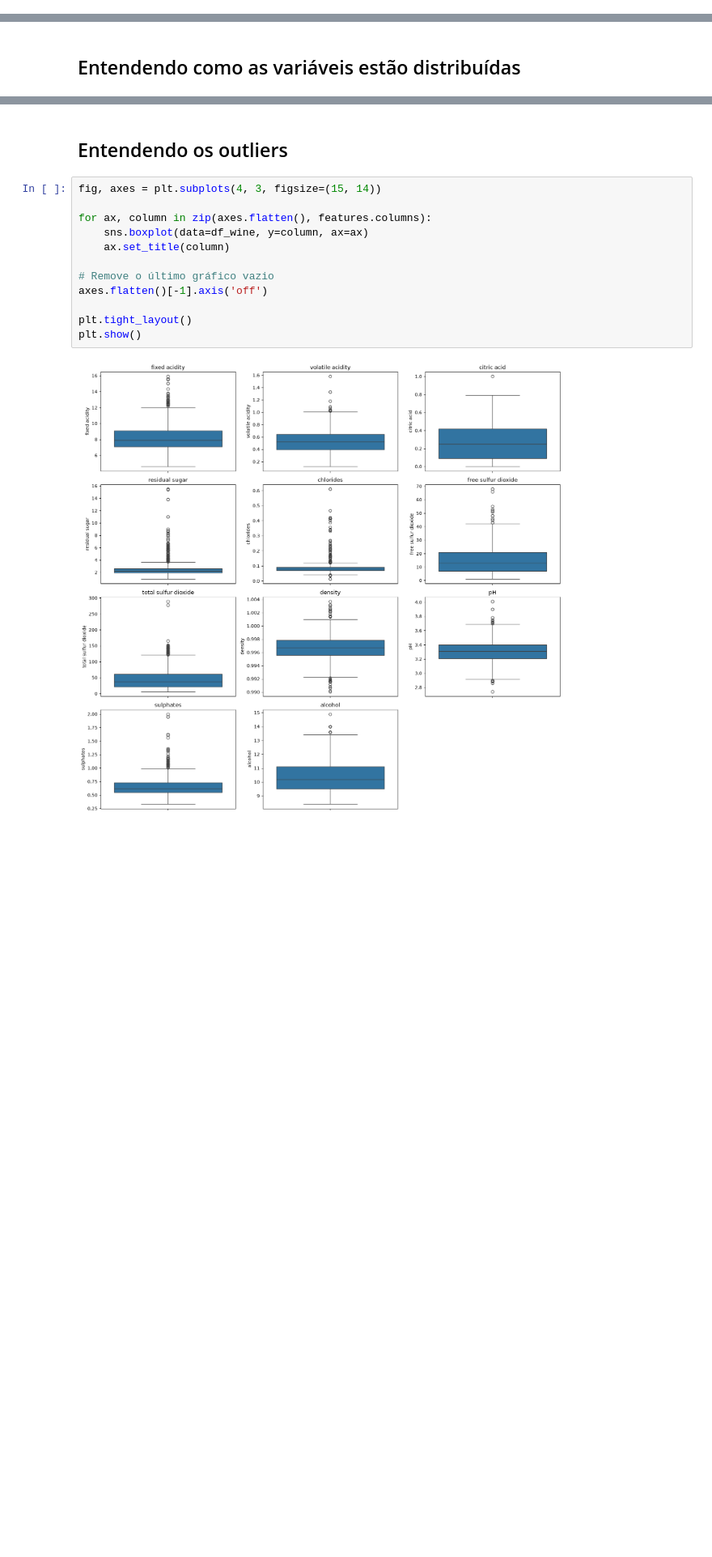
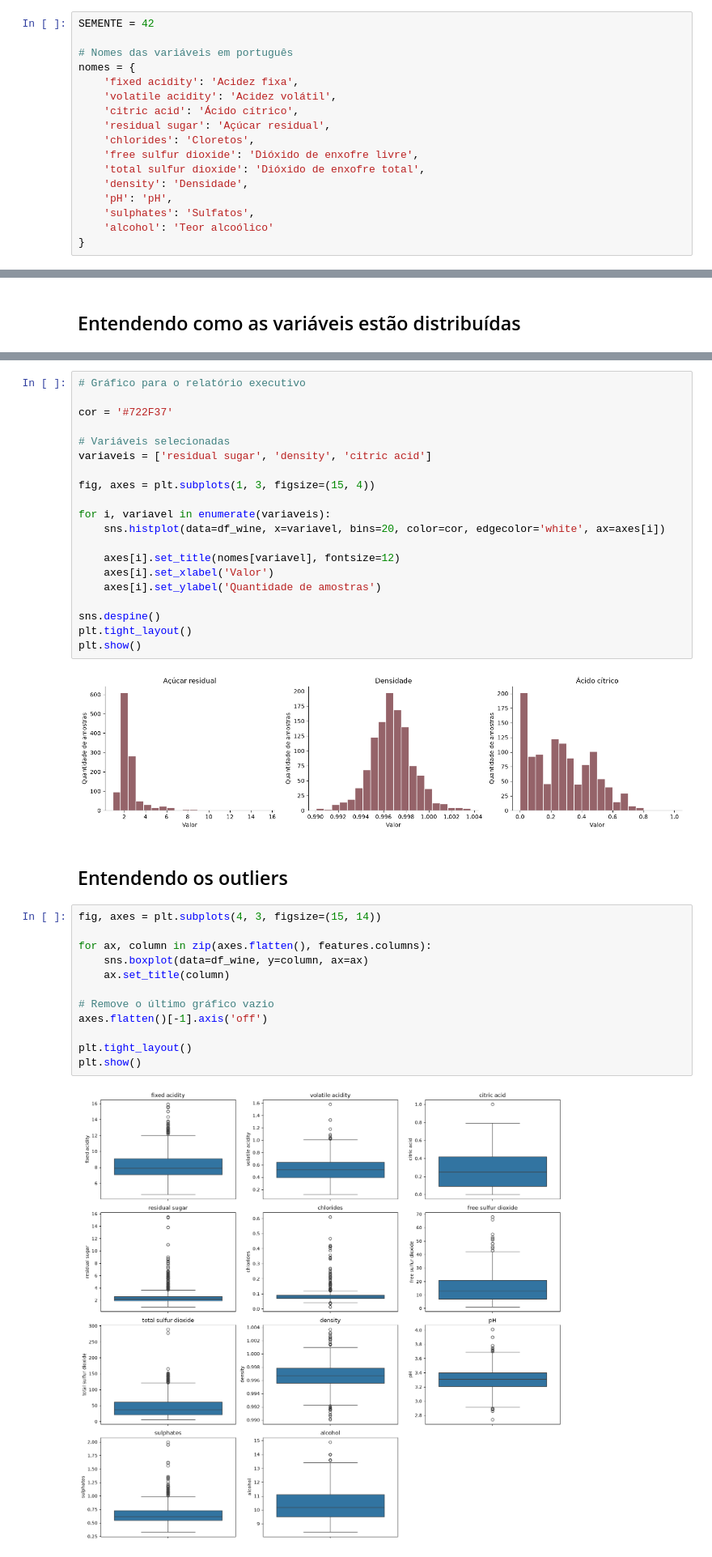
Before and after one commit to kamiikg/wine-quality-classification, a Jupyter notebook: notebooks/analise_wine_quality_classification.ipynb, the cells around one changed output, grey strips where cells are left out. Shown at 81% size. Drawn from its saved outputs; the diff is of its cells as text; blank space fills up the shorter version.

```diff
--- a/notebooks/analise_wine_quality_classification.ipynb
+++ b/notebooks/analise_wine_quality_classification.ipynb
@@ -32,3 +31,20 @@ SEMENTE = 42
+# %%
+SEMENTE = 42
+
+# Nomes das variáveis em português
+nomes = {
+    'fixed acidity': 'Acidez fixa',
+    'volatile acidity': 'Acidez volátil',
+    'citric acid': 'Ácido cítrico',
+    'residual sugar': 'Açúcar residual',
+    'chlorides': 'Cloretos',
+    'free sulfur dioxide': 'Dióxido de enxofre livre',
+    'total sulfur dioxide': 'Dióxido de enxofre total',
+    'density': 'Densidade',
+    'pH': 'pH',
+    'sulphates': 'Sulfatos',
+    'alcohol': 'Teor alcoólico'
+}
 # %%
 df_wine = pd.read_csv('../data/WineQT.csv')
 # %%
@@ -193,6 +264,28 @@ plt.tight_layout()
 plt.show()
 # %% [output]
 [figure]
+# %%
+# Gráfico para o relatório executivo
+
+cor = '#722F37'
+
+# Variáveis selecionadas
+variaveis = ['residual sugar', 'density', 'citric acid']
+
+fig, axes = plt.subplots(1, 3, figsize=(15, 4))
+
+for i, variavel in enumerate(variaveis):
+    sns.histplot(data=df_wine, x=variavel, bins=20, color=cor, edgecolor='white', ax=axes[i])
+
+    axes[i].set_title(nomes[variavel], fontsize=12)
+    axes[i].set_xlabel('Valor')
+    axes[i].set_ylabel('Quantidade de amostras')
+
+sns.despine()
+plt.tight_layout()
+plt.show()
+# %% [output]
+[figure, added]
 # %% [markdown]
 ## Entendendo os outliers
 # %%
```
Also changed, not shown: parts of 20 cells of this notebook, 7 other files.
